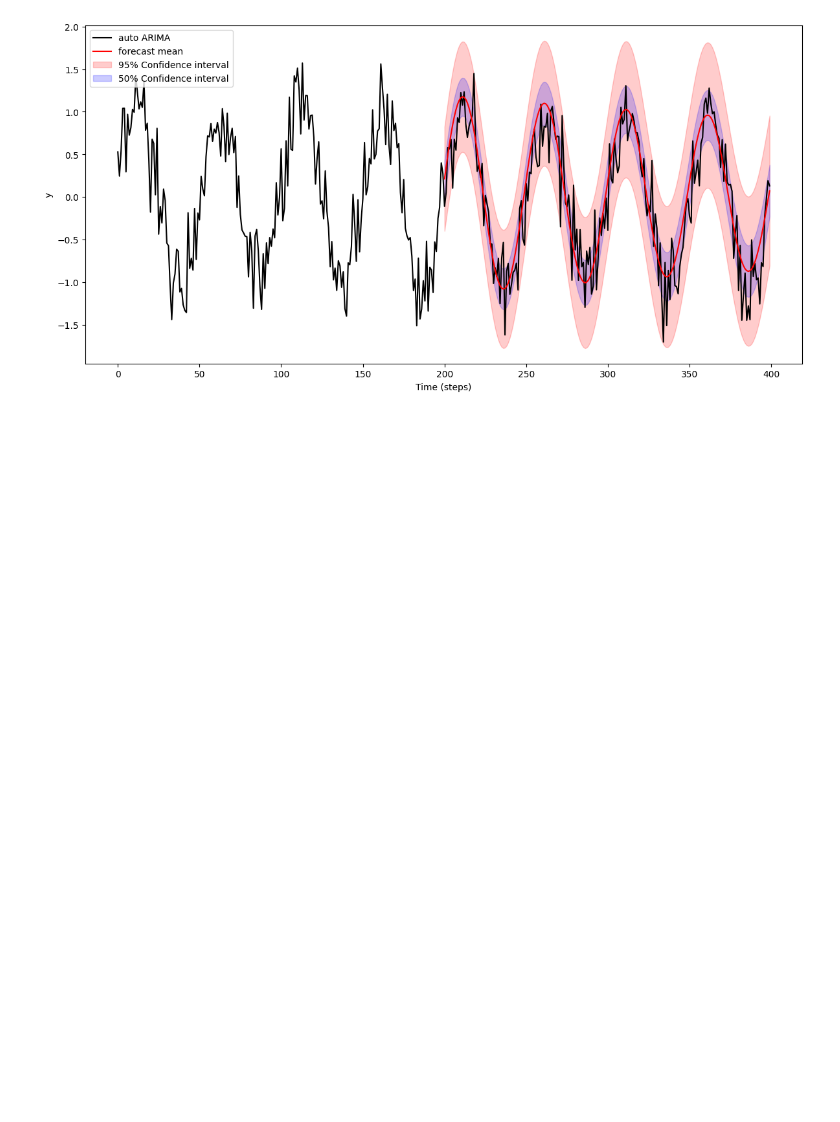
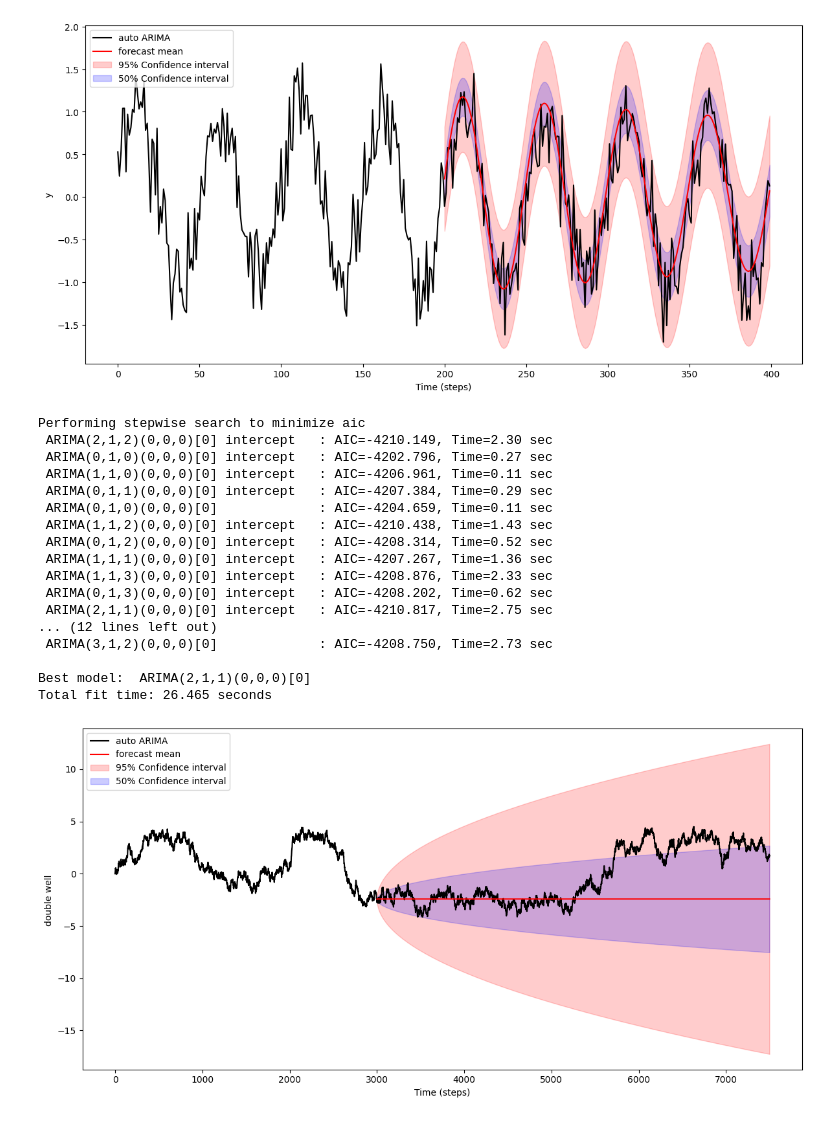
Before and after one commit to 12Mahmud99/ARIMA, a Jupyter notebook: auto_arima.ipynb, the cells around one changed output. Drawn from its saved outputs; the diff is of its cells as text; code cells hidden in the pictures; blank space fills up the shorter version.

```diff
--- a/auto_arima.ipynb
+++ b/auto_arima.ipynb
@@ -69,0 +87,79 @@ plt.show()
+# %%
+x_single = x[0]
+data = pd.Series(x_single.detach().cpu().numpy())
+# %%
+np.random.seed(0)
+
+split = 3000
+train_data=data.iloc[:split]
+
+kpss_diffs = ndiffs(train_data, alpha=0.05, test='kpss', max_d=6)
+adf_diffs = ndiffs(train_data, alpha=0.05, test='adf', max_d=6)
+n_diffs = max(adf_diffs, kpss_diffs)
+# %%
+model = auto_arima(
+    train_data,
+    seasonal=True,
+    m=1, #searon length
+    d=n_diffs,
+    suppress_warnings=True, error_action="ignore",
+    max_order=None, trace=True
+)
+
+result = model.arima_res_
+
+steps = len(data) - split
+test = data.iloc[split:]
+
+forecast_res = result.get_forecast(steps=steps)
+ci = forecast_res.conf_int(alpha=0.05)
+ci.index = test.index
+
+n_sim = 0
+sims = []
+for _ in range(n_sim):
+    sim = result.simulate(nsimulations=steps)
+    sim.index = test.index
+    sims.append(sim)
+
+plt.figure(figsize=(12, 6))
+
+#num_trajs=4
+#for _ in range(num_trajs):
+#    plt.plot(data.index, x[np.random.randint(0,num_of_simulations)].detach().cpu().numpy(), color="black")
+
+plt.plot(data.index, data, color="black", label="auto ARIMA")
+plt.plot(test.index,forecast_res.predicted_mean,color="red",label="forecast mean")
+
+for sim in sims:
+    plt.plot(sim.index,sim,color="orange",alpha=0.5,label="Simulations" if n_sim == 1 else None)
+
+plt.fill_between(ci.index, ci.iloc[:, 0], ci.iloc[:, 1],color="red",alpha=0.2,label="95% Confidence interval")
+
+ci50 = forecast_res.conf_int(alpha=0.5)
+ci50.index = test.index
+plt.fill_between(ci50.index, ci50.iloc[:, 0], ci50.iloc[:, 1],color="blue",alpha=0.2,label="50% Confidence interval")
+plt.xlabel("Time (steps)")
+plt.ylabel("double well ")
+plt.legend()
+plt.tight_layout()
+plt.show()
+# %% [output]
+Performing stepwise search to minimize aic
+ ARIMA(2,1,2)(0,0,0)[0] intercept   : AIC=-4210.149, Time=2.30 sec
+ ARIMA(0,1,0)(0,0,0)[0] intercept   : AIC=-4202.796, Time=0.27 sec
+ ARIMA(1,1,0)(0,0,0)[0] intercept   : AIC=-4206.961, Time=0.11 sec
+ ARIMA(0,1,1)(0,0,0)[0] intercept   : AIC=-4207.384, Time=0.29 sec
+ ARIMA(0,1,0)(0,0,0)[0]             : AIC=-4204.659, Time=0.11 sec
+ ARIMA(1,1,2)(0,0,0)[0] intercept   : AIC=-4210.438, Time=1.43 sec
+ ARIMA(0,1,2)(0,0,0)[0] intercept   : AIC=-4208.314, Time=0.52 sec
+ ARIMA(1,1,1)(0,0,0)[0] intercept   : AIC=-4207.267, Time=1.36 sec
+ ARIMA(1,1,3)(0,0,0)[0] intercept   : AIC=-4208.876, Time=2.33 sec
+ ARIMA(0,1,3)(0,0,0)[0] intercept   : AIC=-4208.202, Time=0.62 sec
+ ARIMA(2,1,1)(0,0,0)[0] intercept   : AIC=-4210.817, Time=2.75 sec
+... (12 lines left out)
+ ARIMA(3,1,2)(0,0,0)[0]             : AIC=-4208.750, Time=2.73 sec
+
+Best model:  ARIMA(2,1,1)(0,0,0)[0]
+Total fit time: 26.465 seconds
+[figure, added]
```
Also changed, not shown: parts of 6 cells of this notebook, 1 other file.
